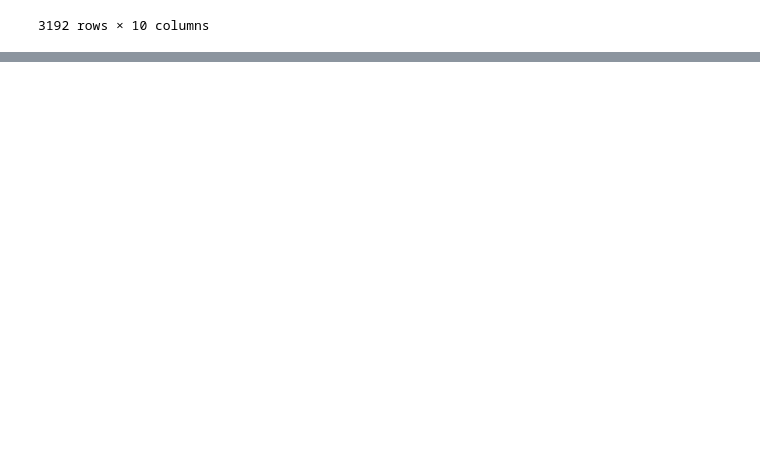
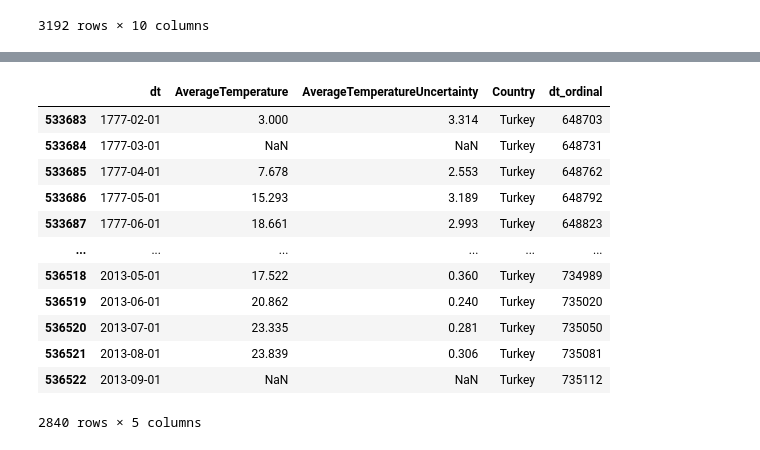
Before and after one commit to busranur-sr/ClimateChange, a Jupyter notebook: GlobalTemperatures.ipynb, the cells around one changed output, grey strips where cells are left out. Saved outputs shown, nothing was run; the diff lists cells and outputs as text; code cells hidden in the pictures; blank space fills up the shorter version.

```diff
--- a/GlobalTemperatures.ipynb
+++ b/GlobalTemperatures.ipynb
@@ -70,6 +70,7 @@ plt.plot(years,averagetempsbyyear)
 [figure]
 # %%
 df_Turkey=df_bycountry.loc[df_bycountry['Country'] == "Turkey"]
+df_Turkey_old=df_bycountry.loc[df_bycountry['Country'] == "Turkey"]
 #df_Turkey2=df_bycountry['Country']=="Turkey"
 df_Turkey['dt']= df_Turkey["dt"].str.split("-", n = 1, expand = True)
 
@@ -284,0 +234,2 @@ plt.show()
+# %%
+df_Turkey_old['dt_ordinal'] = df_Turkey_old['dt'].apply(lambda x: convert_date_to_ordinal(x))
@@ -284,0 +242,16 @@ plt.show()
+# %%
+df_Turkey_old
+# %% [output]
+|  | dt | AverageTemperature | AverageTemperatureUncertainty | Country | dt_ordinal |
+| 533683 | 1777-02-01 | 3.000 | 3.314 | Turkey | 648703 |
+| 533684 | 1777-03-01 | NaN | NaN | Turkey | 648731 |
+| 533685 | 1777-04-01 | 7.678 | 2.553 | Turkey | 648762 |
+| 533686 | 1777-05-01 | 15.293 | 3.189 | Turkey | 648792 |
+| 533687 | 1777-06-01 | 18.661 | 2.993 | Turkey | 648823 |
+| ... | ... | ... | ... | ... | ... |
+| 536518 | 2013-05-01 | 17.522 | 0.360 | Turkey | 734989 |
+| 536519 | 2013-06-01 | 20.862 | 0.240 | Turkey | 735020 |
+| 536520 | 2013-07-01 | 23.335 | 0.281 | Turkey | 735050 |
+| 536521 | 2013-08-01 | 23.839 | 0.306 | Turkey | 735081 |
+| 536522 | 2013-09-01 | NaN | NaN | Turkey | 735112 |
+2840 rows × 5 columns
```
Also changed, not shown: parts of 19 cells of this notebook.
